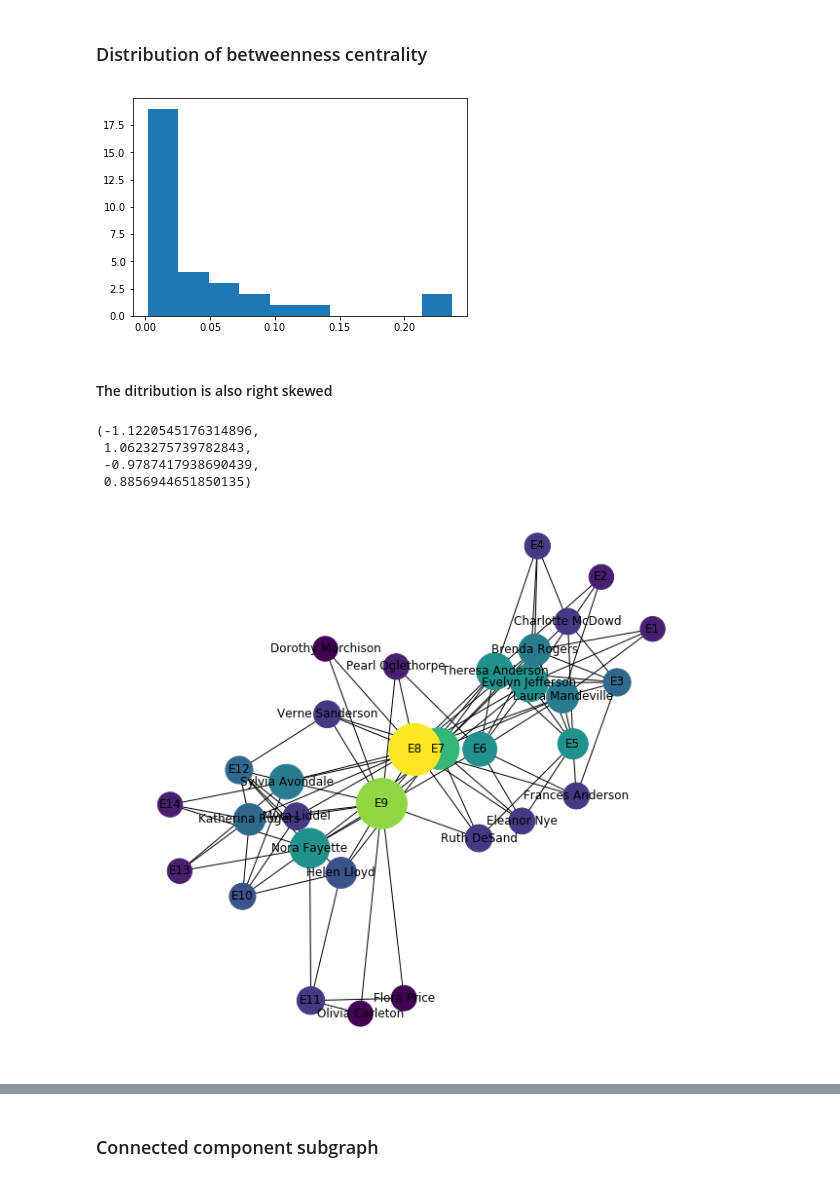
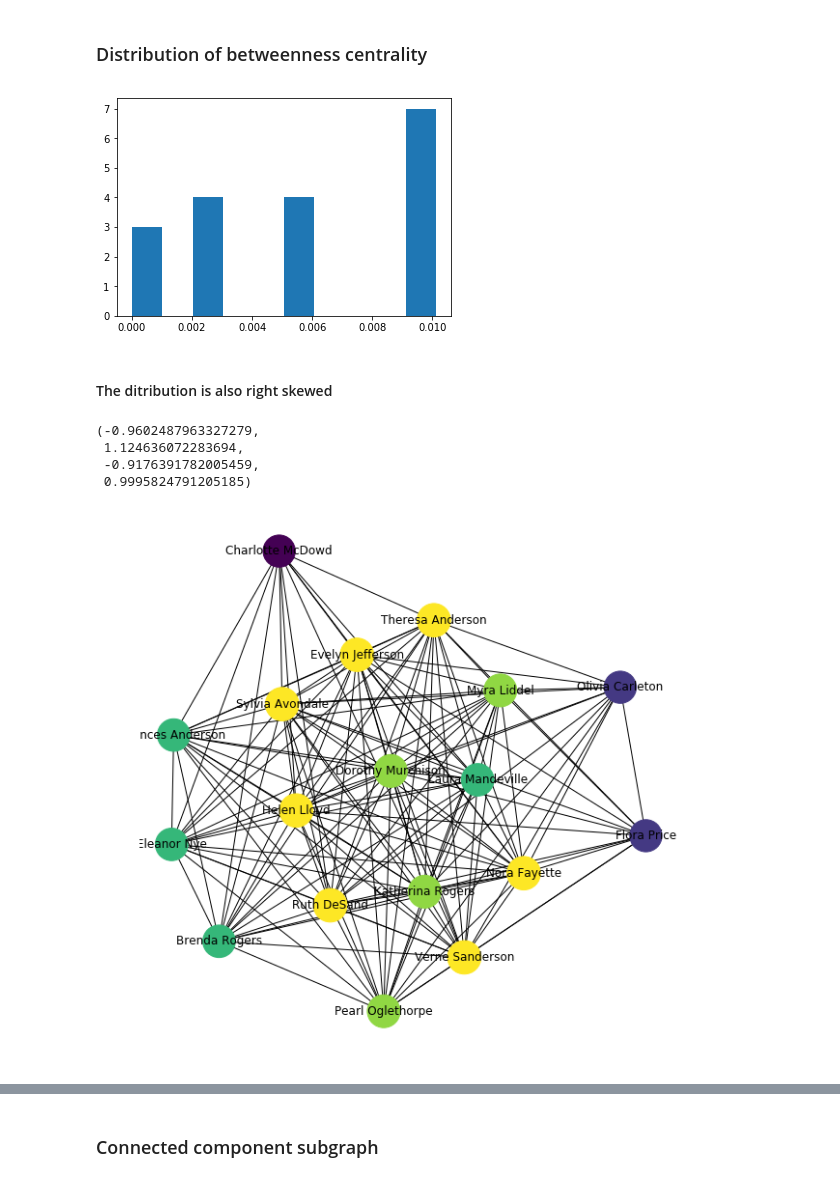
Before and after one commit to AlainKuiete/DATA620ASSIGNMENTS, a Jupyter notebook: plot_davis_club.ipynb, the cells around one changed output, grey strips where cells are left out. Drawn from its saved outputs; the diff is of its cells as text; code cells hidden in the pictures.

```diff
--- a/plot_davis_club.ipynb
+++ b/plot_davis_club.ipynb
@@ -125,3 +125,6 @@ plt.show()
+# %%
+# project bipartite graph onto women nodes
+g = nx.projected_graph(G, women)
 # %% [markdown]
 ### Number of Nodes
 # %%
@@ -163,28 +166,28 @@ print(top_dc)
 # %% [markdown]
 ### Distribution of betweenness centrality
 # %%
-plt.hist(list(nx.betweenness_centrality(G).values()))
+plt.hist(list(nx.betweenness_centrality(g).values()))
 plt.show()
 # %% [output]
-[figure, old version]
+[figure, new version]
 # %% [markdown]
 #### The ditribution is also right skewed
 # %%
-pos = nx.spring_layout(G)
-betCent = nx.betweenness_centrality(G, normalized=True, endpoints=True)
-node_color = [20000.0 * G.degree(v) for v in G]
+pos = nx.spring_layout(g)
+betCent = nx.betweenness_centrality(g, normalized=True, endpoints=True)
+node_color = [20000.0 * g.degree(v) for v in g]
 node_size =  [v * 10000 for v in betCent.values()]
 plt.figure(figsize=(10,10))
-nx.draw_networkx(G, pos=pos, with_labels=True,
+nx.draw_networkx(g, pos=pos, with_labels=True,
                  node_color=node_color,
                  node_size=node_size)
 plt.axis('off')
 # %% [output]
-(-1.1220545176314896,
- 1.0623275739782843,
- -0.9787417938690439,
- 0.8856944651850135)
+(-0.9602487963327279,
+ 1.124636072283694,
+ -0.9176391782005459,
+ 0.9995824791205185)
-[figure, old version]
+[figure, new version]
 # %%
 def nodes_with_highest_bet_cent(h):
     deg_cent = nx.betweenness_centrality(h)
```
Also changed, not shown: parts of 13 cells of this notebook.
